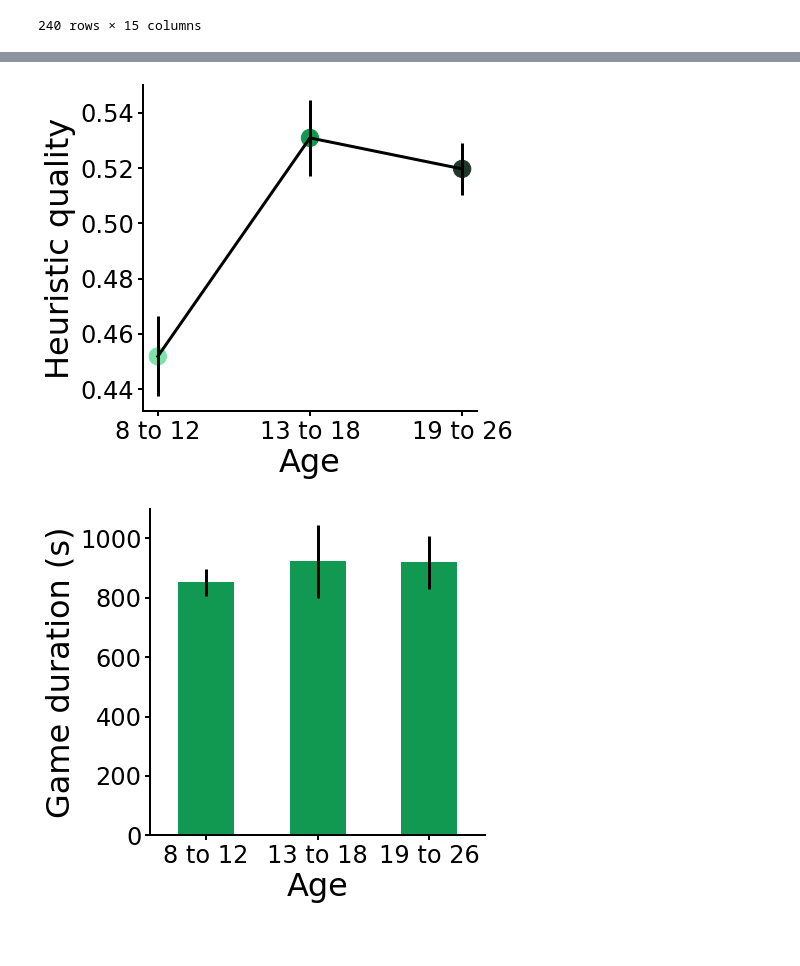
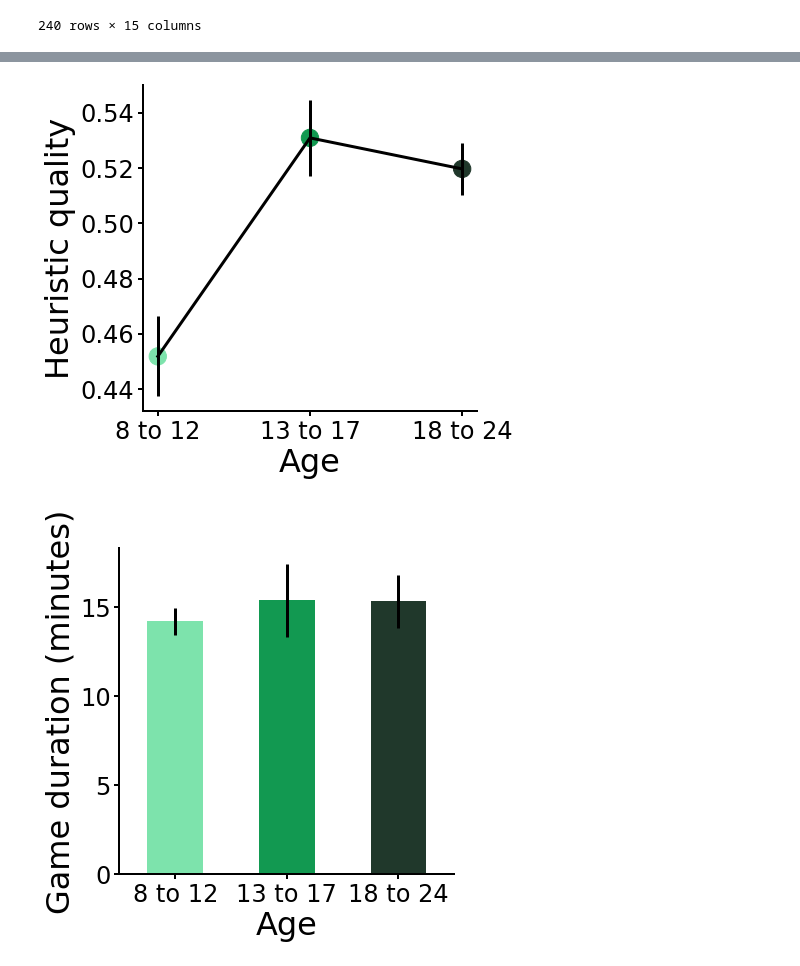
Before and after one commit to sinabolouki/fourinarow_analyses, a Jupyter notebook: Analysis notebooks/new/Age Plots.ipynb, the cells around one changed output, grey strips where cells are left out. Drawn from its saved outputs; the diff is of its cells as text; code cells hidden in the pictures; blank space fills up the shorter version.

Commit message:
Move histogram, total game duration, game count correction

```diff
--- a/Analysis notebooks/new/Age Plots.ipynb
+++ b/Analysis notebooks/new/Age Plots.ipynb
@@ -99,11 +99,15 @@ datadir = "./"
 age = pd.read_csv(datadir + "demog_12_9.csv")
 pwm = pd.read_csv(datadir + "params_with_metrics.csv").rename(columns = {"0": "subject_nr", "1": "split"})
 dur = pd.read_csv(datadir + "gameDurations.csv")
+rts = pd.read_csv("../../Experiment code/reactiontimes.csv")
 
 bins = [7, 12, 18, 26]
 age["username"] = age["StudyID"].apply(lambda id: studyid2username.get(id, "-"))
 age['ageBin'] = pd.cut(age['FlooredAge'], bins)
 age['ageBinNr'] = age['ageBin'].cat.codes
+dur["MainDurationMinutes"] = dur["MainDurationSeconds"] / 60
+dur["TotalDurationMinutes"] = dur["TotalDurationSeconds"] / 60
+rts["TotalMoves"] = rts["UserMoves"] + rts["OpponentMoves"]
 metrics = pwm.loc[:,("subject_nr", "split", "planning depth", "feature drop rate", "heuristic quality")]
 metrics.loc[:,"username"] = metrics["subject_nr"].apply(lambda nr: usernames[nr - 1])
 metrics = pd.merge(metrics, age, on="username", how="left")
@@ -125,11 +129,12 @@ metrics
 240 rows × 15 columns
 # %%
 age_colors = ['#7DE3AC', '#129951','#20382B']
+age_labels = ["8 to 12","13 to 17","18 to 24"]
 
 def set_labels(ax, title):
     ax.set_xlabel("Age")
     ax.set_ylabel(title)
-    labels = ["8 to 12","13 to 18","19 to 26"]
+    labels = age_labels.copy()
     if len(ax.xaxis.get_major_locator()()) == 5:
         labels.insert(0, "")
         labels.append("")
@@ -159,9 +164,10 @@ plot_with_errorbars("feature drop rate", "Feature drop rate")
 # %%
 plot_with_errorbars("heuristic quality", "Heuristic quality")
 # %% [output]
-[figure, old version]
+[figure, new version]
 # %%
-ax = pd.merge(dur, age, how="left", left_on="User", right_on="username").groupby("ageBin")["DurationSeconds"].aggregate(['mean', 'sem']).plot(kind="bar", yerr="sem", color='#129951')
-set_labels(ax, "Game duration (s)").tick_params("x", labelrotation=0)
+plotdata = pd.merge(dur, age, how="left", left_on="User", right_on="username").groupby("ageBin")["MainDurationMinutes"].aggregate(['mean', 'sem'])
+ax = plotdata.plot(kind="bar", yerr="sem", color=[age_colors])
+set_labels(ax, "Game duration (minutes)").tick_params("x", labelrotation=0)
 # %% [output]
-[figure, old version]
+[figure, new version]
```
Also changed, not shown: parts of 6 cells of this notebook, 3 other files.
